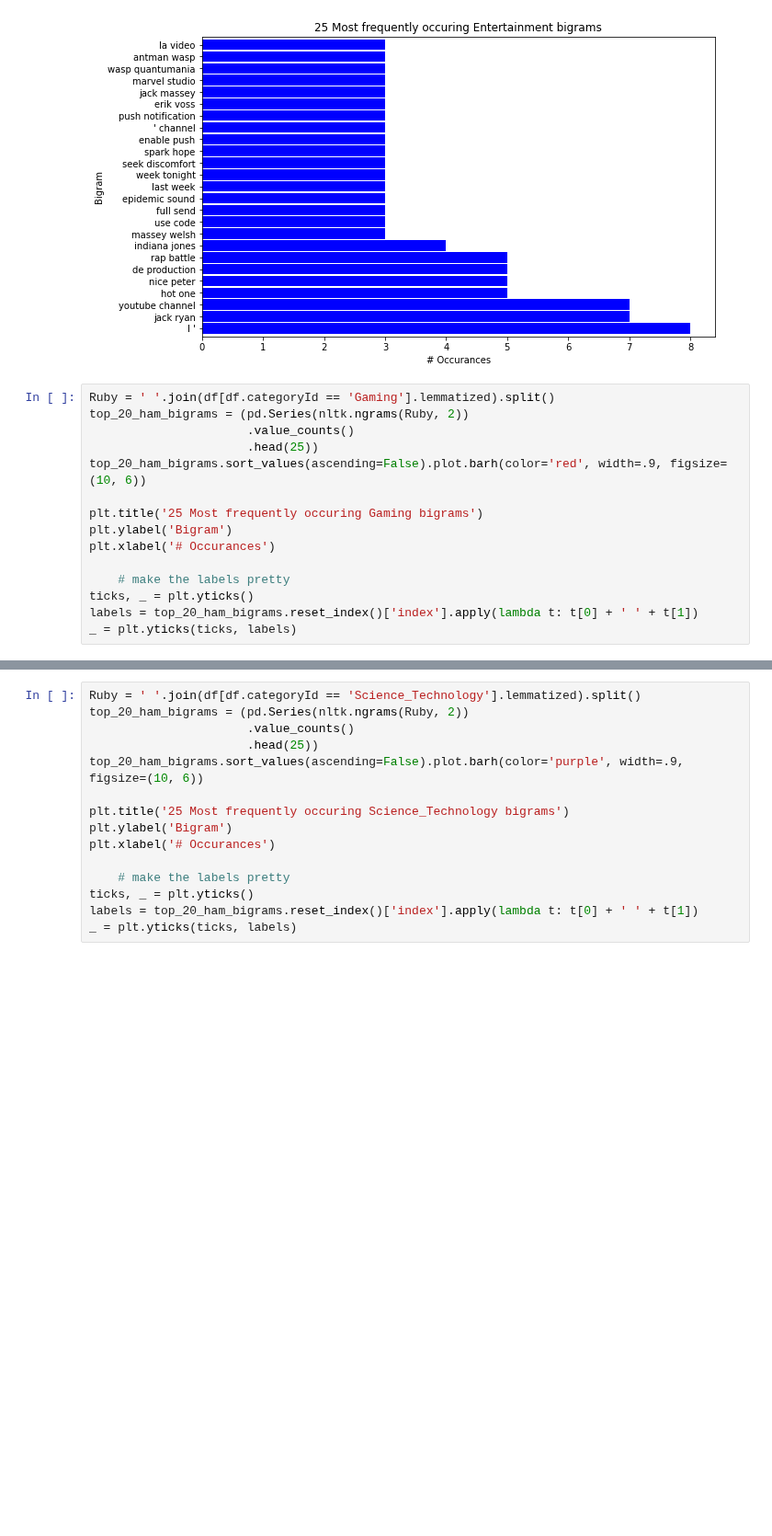
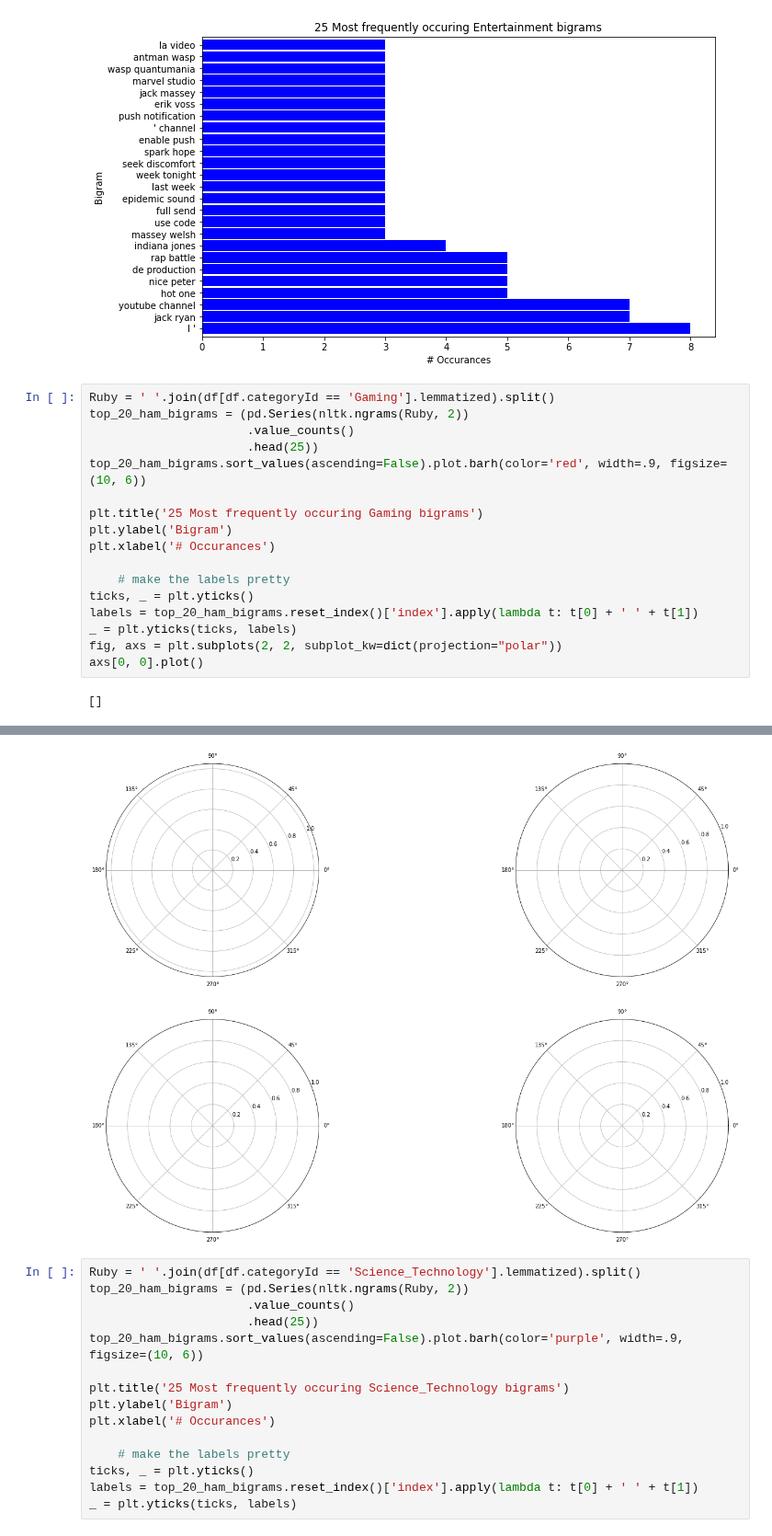
Before and after one commit to Youtube-Data-Analysis/top_200, a Jupyter notebook: cristian_explore.ipynb, the cells around one changed output, grey strips where cells are left out. Shown at 92% size. Cells and saved outputs as stored; diff of their text form; blank space fills up the shorter version.

```diff
--- a/cristian_explore.ipynb
+++ b/cristian_explore.ipynb
@@ -724,20 +735,24 @@ _ = plt.yticks(ticks, labels)
 # %%
 Ruby = ' '.join(df[df.categoryId == 'Gaming'].lemmatized).split()
 top_20_ham_bigrams = (pd.Series(nltk.ngrams(Ruby, 2))
                       .value_counts()
                       .head(25))
 top_20_ham_bigrams.sort_values(ascending=False).plot.barh(color='red', width=.9, figsize=(10, 6))
 
 plt.title('25 Most frequently occuring Gaming bigrams')
 plt.ylabel('Bigram')
 plt.xlabel('# Occurances')
 
     # make the labels pretty
 ticks, _ = plt.yticks()
 labels = top_20_ham_bigrams.reset_index()['index'].apply(lambda t: t[0] + ' ' + t[1])
 _ = plt.yticks(ticks, labels)
+fig, axs = plt.subplots(2, 2, subplot_kw=dict(projection="polar"))
+axs[0, 0].plot()
 # %% [output]
+[]
 [figure]
+[figure, added]
 # %%
 Ruby = ' '.join(df[df.categoryId == 'Science_Technology'].lemmatized).split()
 top_20_ham_bigrams = (pd.Series(nltk.ngrams(Ruby, 2))
```
Also changed, not shown: parts of 25 cells of this notebook.
